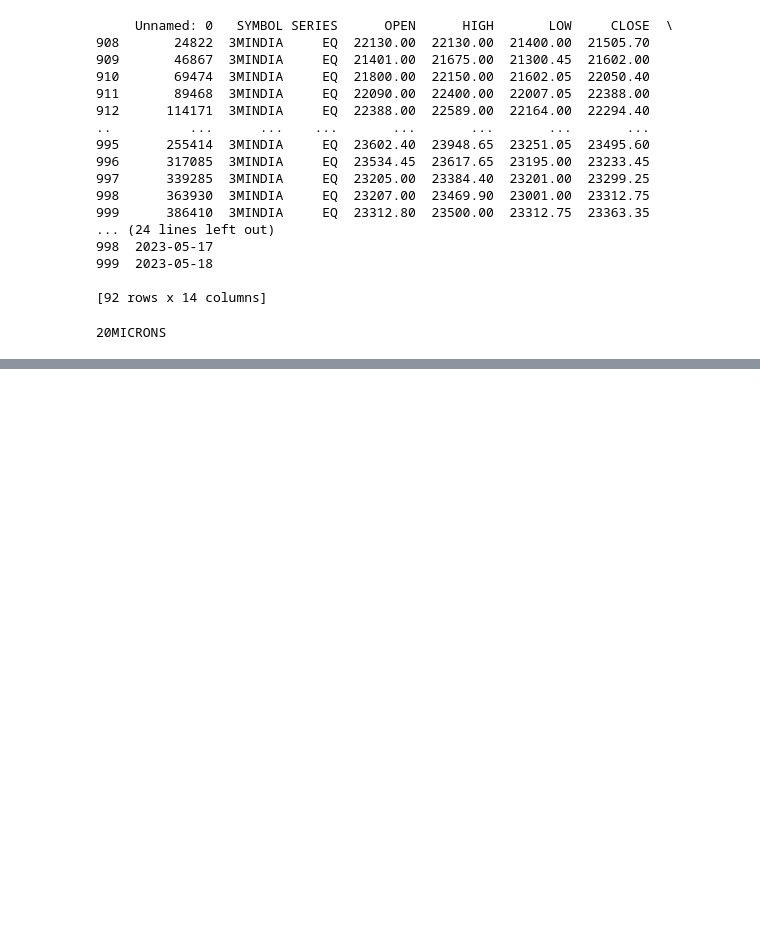
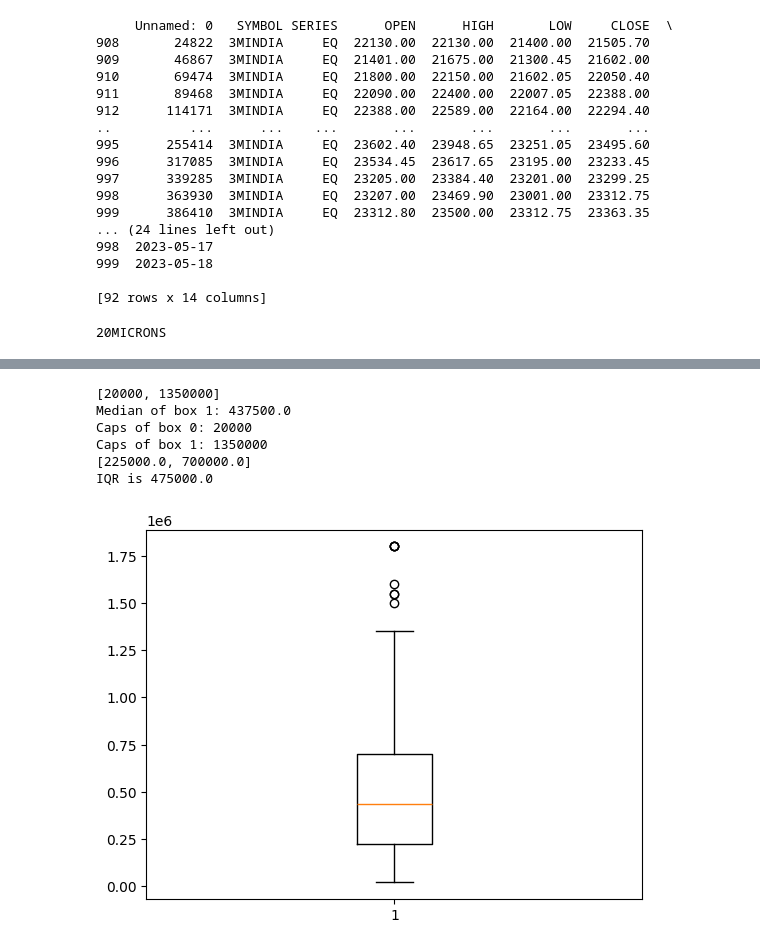
Before and after one commit to mailashishrawat/ml, a Jupyter notebook: code/matplotlibplotlydash.ipynb, the cells around one changed output, grey strips where cells are left out. Drawn from its saved outputs; the diff is of its cells as text; code cells hidden in the pictures; blank space fills up the shorter version.

```diff
--- a/code/matplotlibplotlydash.ipynb
+++ b/code/matplotlibplotlydash.ipynb
@@ -102,0 +140,27 @@ app.run(debug=True)
+# %%
+# box plot for outlier
+box=pyp.boxplot(df['SOLD PRICE'])
+# Extract medians
+medians = [line.get_ydata()[0] for line in box['medians']]
+caps = [line.get_ydata()[0] for line in box['caps']]
+whiskers = [line.get_ydata()[0] for line in box['whiskers']]
+print(caps)
+
+# Iterate through and print medians
+for i, median in enumerate(medians, start=1):
+    print(f"Median of box {i}: {median}")
+# Iterate through and print caps
+for i, cap in enumerate(caps):
+    print(f"Caps of box {i}: {cap}")
+# Iterate through and print whiskers
+print(whiskers)
+iQR=whiskers[1]-whiskers[0]
+print(f"IQR is {iQR}")
+# %% [output]
+[20000, 1350000]
+Median of box 1: 437500.0
+Caps of box 0: 20000
+Caps of box 1: 1350000
+[225000.0, 700000.0]
+IQR is 475000.0
+[figure, added]
```
Also changed, not shown: parts of 8 cells of this notebook, 1 other file.
